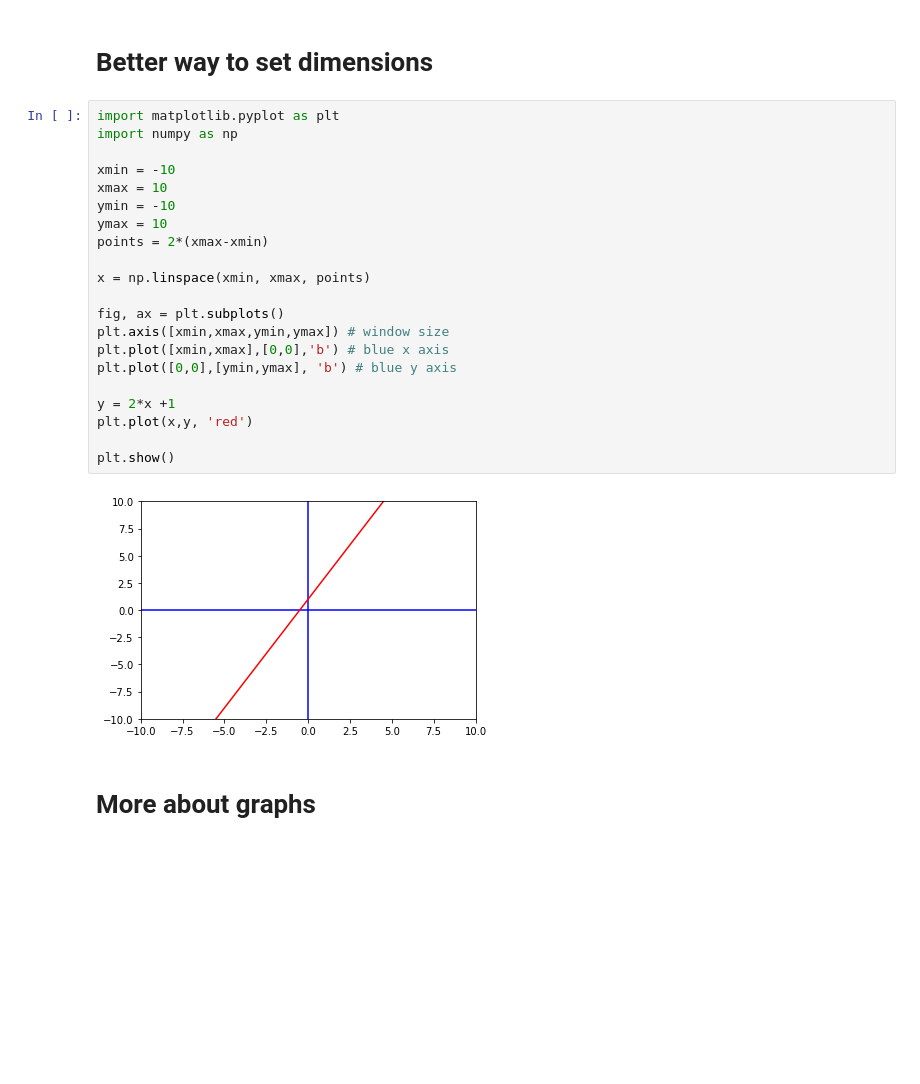
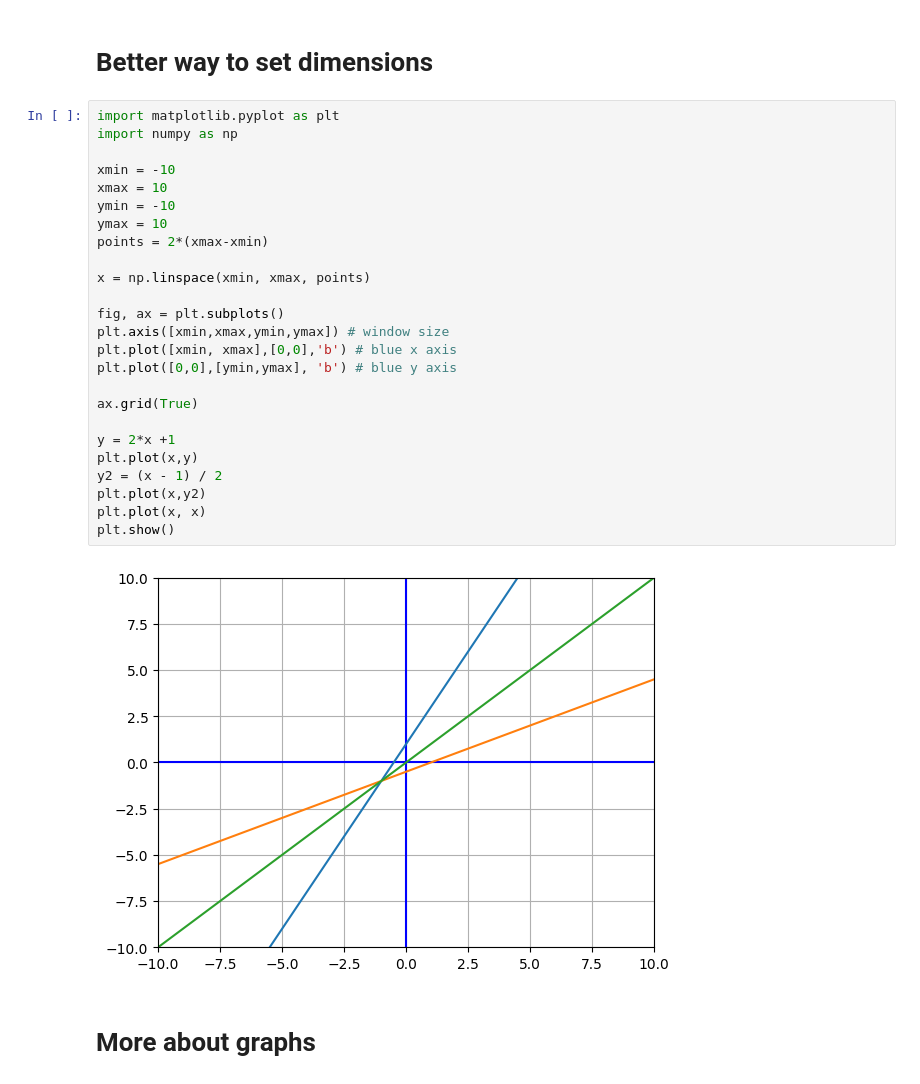
Before and after one commit to jayr0n/algebrawithpython, a Jupyter notebook: week4/graphing.ipynb, the cells around one changed output. Drawn from its saved outputs; the diff is of its cells as text; blank space fills up the shorter version.

```diff
--- a/week4/graphing.ipynb
+++ b/week4/graphing.ipynb
@@ -48,26 +48,30 @@ plt.show()
 # %%
 import matplotlib.pyplot as plt
 import numpy as np
 
 xmin = -10
 xmax = 10
 ymin = -10
 ymax = 10
 points = 2*(xmax-xmin)
 
 x = np.linspace(xmin, xmax, points)
 
 fig, ax = plt.subplots()
 plt.axis([xmin,xmax,ymin,ymax]) # window size
-plt.plot([xmin,xmax],[0,0],'b') # blue x axis
+plt.plot([xmin, xmax],[0,0],'b') # blue x axis
 plt.plot([0,0],[ymin,ymax], 'b') # blue y axis
 
+ax.grid(True)
+
 y = 2*x +1
-plt.plot(x,y, 'red')
-
+plt.plot(x,y)
+y2 = (x - 1) / 2
+plt.plot(x,y2)
+plt.plot(x, x)
 plt.show()
 # %% [output]
-[figure, old version]
+[figure, new version]
 # %% [markdown]
 # More about graphs
 # %% [markdown]
```
